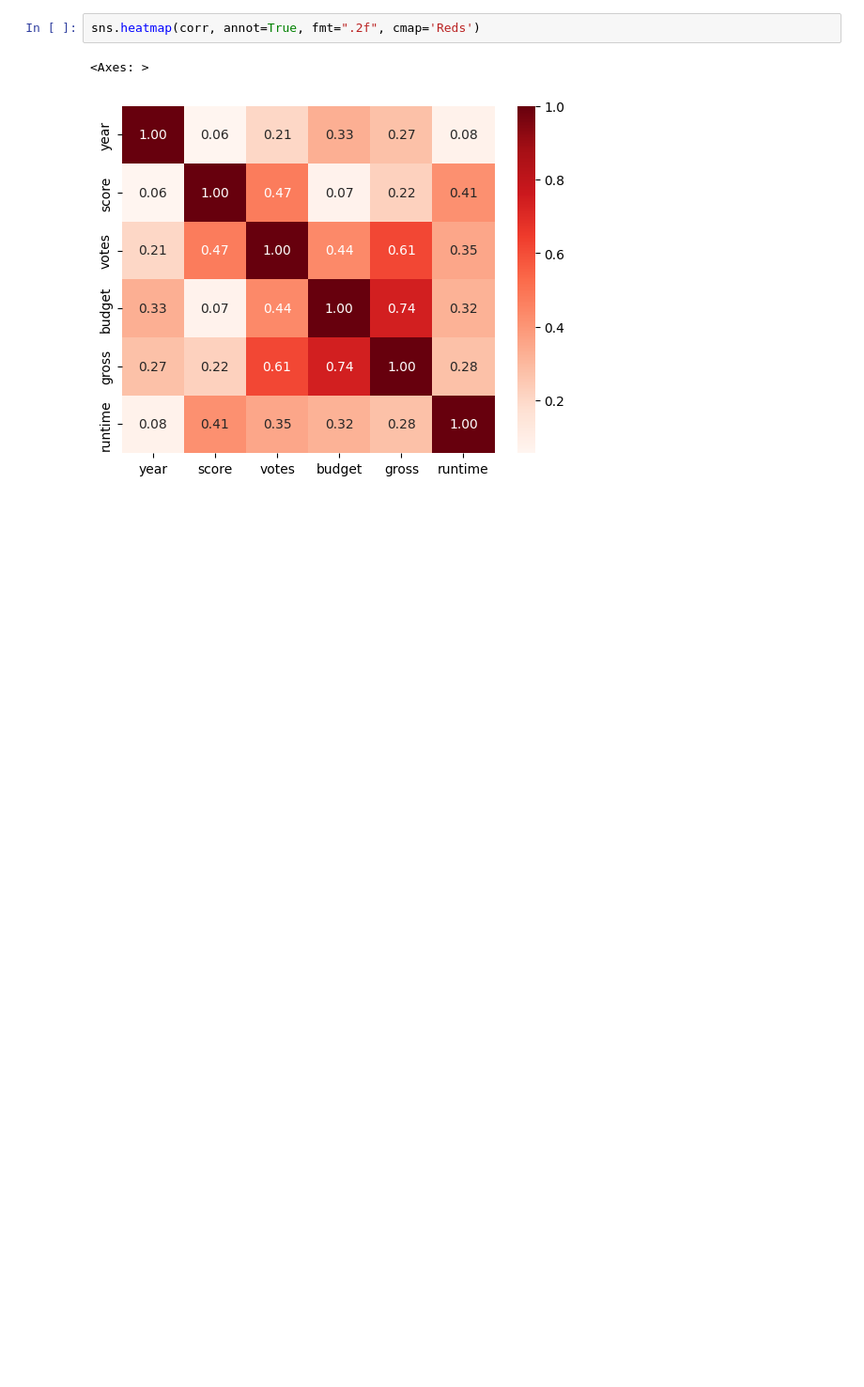
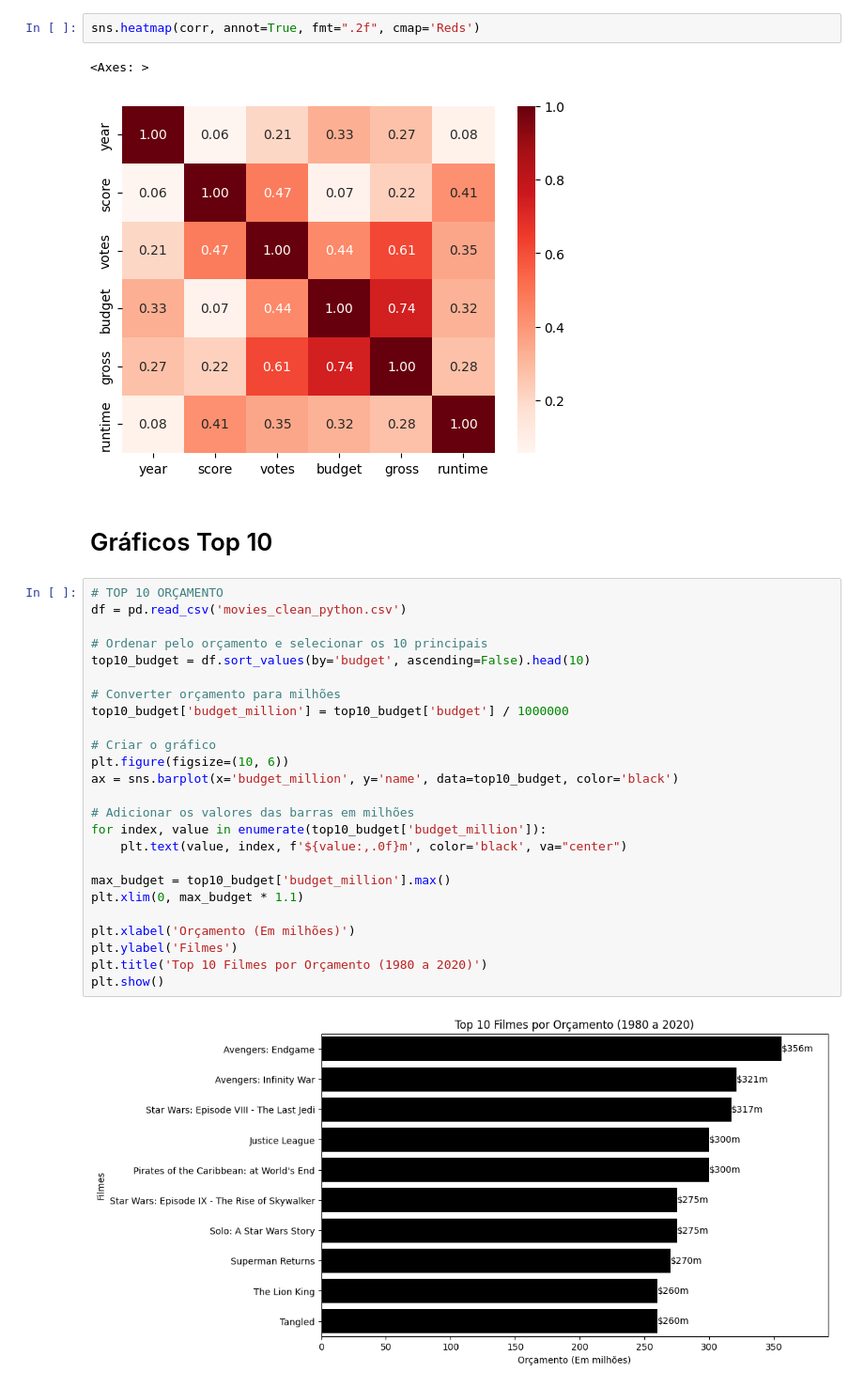
Before and after one commit to guicns/movie-industry-analysis, a Jupyter notebook: 2. Análise Python/movies_python_analysis.ipynb, the cells around one changed output. Shown at 94% size. Saved outputs shown, nothing was run; the diff lists cells and outputs as text; blank space fills up the shorter version.

```diff
--- a/2. Análise Python/movies_python_analysis.ipynb
+++ b/2. Análise Python/movies_python_analysis.ipynb
@@ -321,3 +321,32 @@ sns.heatmap(corr, annot=True, fmt=".2f", cmap='Reds')
 # %% [output]
 <Axes: >
 [figure]
+# %% [markdown]
+# Gráficos Top 10
+# %%
+# TOP 10 ORÇAMENTO
+df = pd.read_csv('movies_clean_python.csv')
+
+# Ordenar pelo orçamento e selecionar os 10 principais
+top10_budget = df.sort_values(by='budget', ascending=False).head(10)
+
+# Converter orçamento para milhões
+top10_budget['budget_million'] = top10_budget['budget'] / 1000000
+
+# Criar o gráfico
+plt.figure(figsize=(10, 6))
+ax = sns.barplot(x='budget_million', y='name', data=top10_budget, color='black')
+
+# Adicionar os valores das barras em milhões
+for index, value in enumerate(top10_budget['budget_million']):
+    plt.text(value, index, f'${value:,.0f}m', color='black', va="center")
+
+max_budget = top10_budget['budget_million'].max()
+plt.xlim(0, max_budget * 1.1)
+
+plt.xlabel('Orçamento (Em milhões)')
+plt.ylabel('Filmes')
+plt.title('Top 10 Filmes por Orçamento (1980 a 2020)')
+plt.show()
+# %% [output]
+[figure, added]
```
Also changed, not shown: parts of 17 cells of this notebook.
